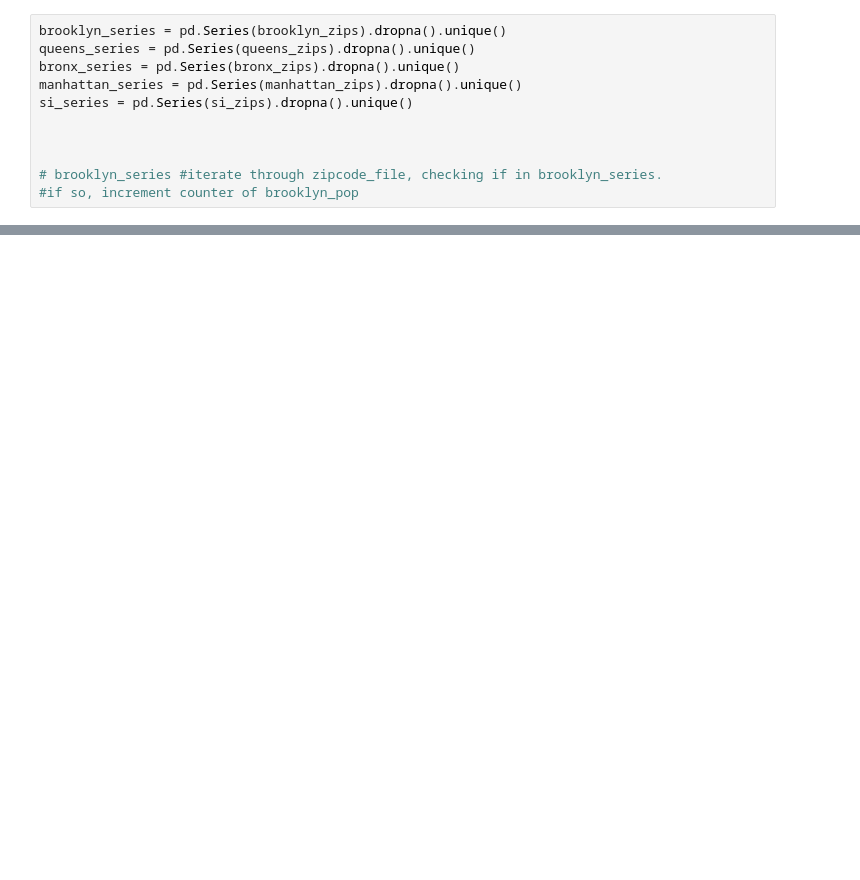
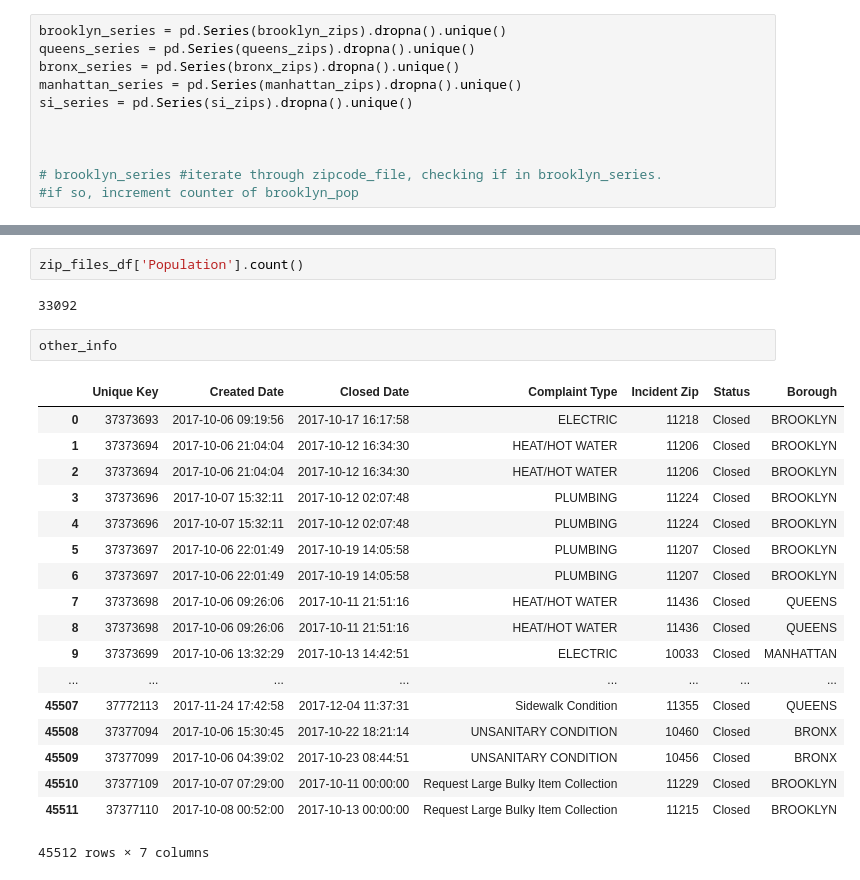
Before and after one commit to JoshDeiner/DBRS-Technical-Project-Josh-Deiner, a Jupyter notebook: running_coding/Population.ipynb, the cells around one changed output, grey strips where cells are left out. Drawn from its saved outputs; the diff is of its cells as text; blank space fills up the shorter version.

```diff
--- a/running_coding/Population.ipynb
+++ b/running_coding/Population.ipynb
@@ -876,0 +850,25 @@ zipcodes_with_top_complaints
+# %%
+zip_files_df['Population'].count()
+# %% [output]
+33092
+# %%
+other_info
+# %% [output]
+|  | Unique Key | Created Date | Closed Date | Complaint Type | Incident Zip | Status | Borough |
+| 0 | 37373693 | 2017-10-06 09:19:56 | 2017-10-17 16:17:58 | ELECTRIC | 11218 | Closed | BROOKLYN |
+| 1 | 37373694 | 2017-10-06 21:04:04 | 2017-10-12 16:34:30 | HEAT/HOT WATER | 11206 | Closed | BROOKLYN |
+| 2 | 37373694 | 2017-10-06 21:04:04 | 2017-10-12 16:34:30 | HEAT/HOT WATER | 11206 | Closed | BROOKLYN |
+| 3 | 37373696 | 2017-10-07 15:32:11 | 2017-10-12 02:07:48 | PLUMBING | 11224 | Closed | BROOKLYN |
+| 4 | 37373696 | 2017-10-07 15:32:11 | 2017-10-12 02:07:48 | PLUMBING | 11224 | Closed | BROOKLYN |
+| 5 | 37373697 | 2017-10-06 22:01:49 | 2017-10-19 14:05:58 | PLUMBING | 11207 | Closed | BROOKLYN |
+| 6 | 37373697 | 2017-10-06 22:01:49 | 2017-10-19 14:05:58 | PLUMBING | 11207 | Closed | BROOKLYN |
+| 7 | 37373698 | 2017-10-06 09:26:06 | 2017-10-11 21:51:16 | HEAT/HOT WATER | 11436 | Closed | QUEENS |
+| 8 | 37373698 | 2017-10-06 09:26:06 | 2017-10-11 21:51:16 | HEAT/HOT WATER | 11436 | Closed | QUEENS |
+| 9 | 37373699 | 2017-10-06 13:32:29 | 2017-10-13 14:42:51 | ELECTRIC | 10033 | Closed | MANHATTAN |
+| ... | ... | ... | ... | ... | ... | ... | ... |
+| 45507 | 37772113 | 2017-11-24 17:42:58 | 2017-12-04 11:37:31 | Sidewalk Condition | 11355 | Closed | QUEENS |
+| 45508 | 37377094 | 2017-10-06 15:30:45 | 2017-10-22 18:21:14 | UNSANITARY CONDITION | 10460 | Closed | BRONX |
+| 45509 | 37377099 | 2017-10-06 04:39:02 | 2017-10-23 08:44:51 | UNSANITARY CONDITION | 10456 | Closed | BRONX |
+| 45510 | 37377109 | 2017-10-07 07:29:00 | 2017-10-11 00:00:00 | Request Large Bulky Item Collection | 11229 | Closed | BROOKLYN |
+| 45511 | 37377110 | 2017-10-08 00:52:00 | 2017-10-13 00:00:00 | Request Large Bulky Item Collection | 11215 | Closed | BROOKLYN |
+45512 rows × 7 columns
```
Also changed, not shown: parts of 34 cells of this notebook.
